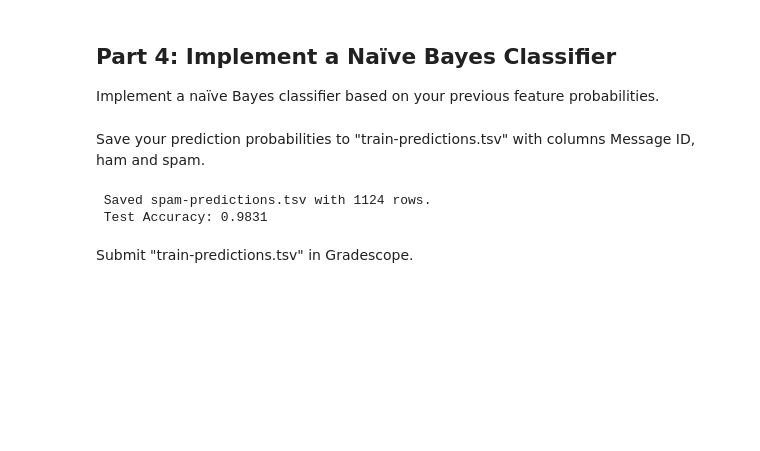
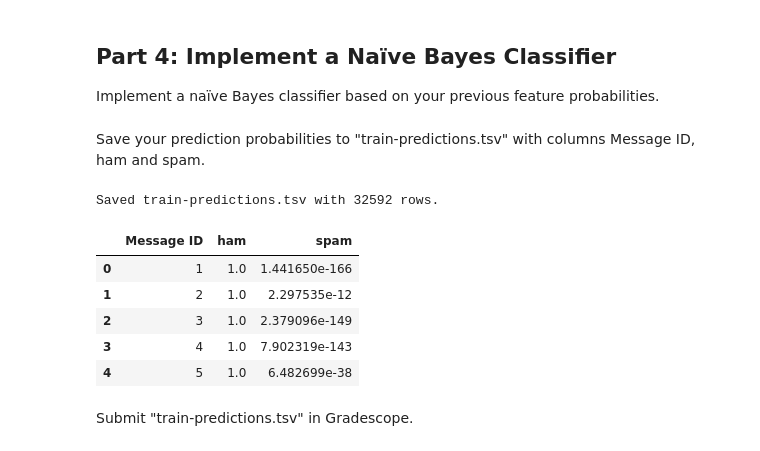
Before and after one commit to Nitya-lab/dx704-project-09, a Jupyter notebook: project.ipynb, the cells around one changed output. Drawn from its saved outputs; the diff is of its cells as text; code cells hidden in the pictures; blank space fills up the shorter version.

```diff
--- a/project.ipynb
+++ b/project.ipynb
@@ -216,40 +219,3 @@ Submit "feature-probabilities.tsv" in Gradescope.
 ## Part 4: Implement a Naïve Bayes Classifier
 
 Implement a naïve Bayes classifier based on your previous feature probabilities.
-# %%
-# YOUR CHANGES HERE
-
-import pandas as pd
-import numpy as np
-import json
-import math
-
-test_df = pd.read_csv("test-features.tsv", sep="\t")
-probs_df = pd.read_csv("feature-probabilities.tsv", sep="\t")
-
-p_spam_dict = dict(zip(probs_df["feature"], probs_df["p_spam"]))
-p_ham_dict  = dict(zip(probs_df["feature"], probs_df["p_ham"]))
-
-n_spam = (enron_spam_data["Spam/Ham"].str.lower() == "spam").sum()
-n_ham  = (enron_spam_data["Spam/Ham"].str.lower() == "ham").sum()
-p_spam_prior = n_spam / (n_spam + n_ham)
-p_ham_prior  = n_ham / (n_spam + n_ham)
-
-def predict_message(features_json):
-    feats = json.loads(features_json)
-
-    log_p_spam = math.log(p_spam_prior)
-    log_p_ham  = math.log(p_ham_prior)
-
-    for word, count in feats.items():
-        p_s = p_spam_dict.get(word, 1e-8)
-        p_h = p_ham_dict.get(word, 1e-8)
-        log_p_spam += count * math.log(p_s)
-        log_p_ham  += count * math.log(p_h)
-
-    return "spam" if log_p_spam > log_p_ham else "ham"
-
-preds = []
-for _, row in test_df.iterrows():
-    pred = predict_message(row["features_json"])
-    preds.append({"Message ID": row["Message ID"], "Predicted": pred})
@@ -256,20 +274,20 @@ for _, row in test_df.iterrows():
 # %% [markdown]
 Save your prediction probabilities to "train-predictions.tsv" with columns Message ID, ham and spam.
-# %%
-# YOUR CHANGES HERE
-
-pred_df = pd.DataFrame(preds)
-pred_df.to_csv("spam-predictions.tsv", sep="\t", index=False)
-print(" Saved spam-predictions.tsv with", len(pred_df), "rows.")
-
-labels = enron_spam_data[["Message ID", "Spam/Ham"]].copy()
-test_eval = test_df.merge(labels, on="Message ID").merge(pred_df, on="Message ID")
-
-accuracy = np.mean(test_eval["Spam/Ham"].str.lower() == test_eval["Predicted"].str.lower())
-print(f" Test Accuracy: {accuracy:.4f}")
-# %% [output]
- Saved spam-predictions.tsv with 1124 rows.
- Test Accuracy: 0.9831
+# %%
+# YOUR CHANGES HERE
+
+train_pred_df = pd.DataFrame(rows)
+train_pred_df.to_csv("train-predictions.tsv", sep="\t", index=False)
+print(f"Saved train-predictions.tsv with {len(train_pred_df)} rows.")
+train_pred_df.head()
+# %% [output]
+Saved train-predictions.tsv with 32592 rows.
+|  | Message ID | ham | spam |
+| 0 | 1 | 1.0 | 1.441650e-166 |
+| 1 | 2 | 1.0 | 2.297535e-12 |
+| 2 | 3 | 1.0 | 2.379096e-149 |
+| 3 | 4 | 1.0 | 7.902319e-143 |
+| 4 | 5 | 1.0 | 6.482699e-38 |
 # %% [markdown]
 Submit "train-predictions.tsv" in Gradescope.
 # %% [markdown]
```
Also changed, not shown: parts of 10 cells of this notebook, 16 other files.
